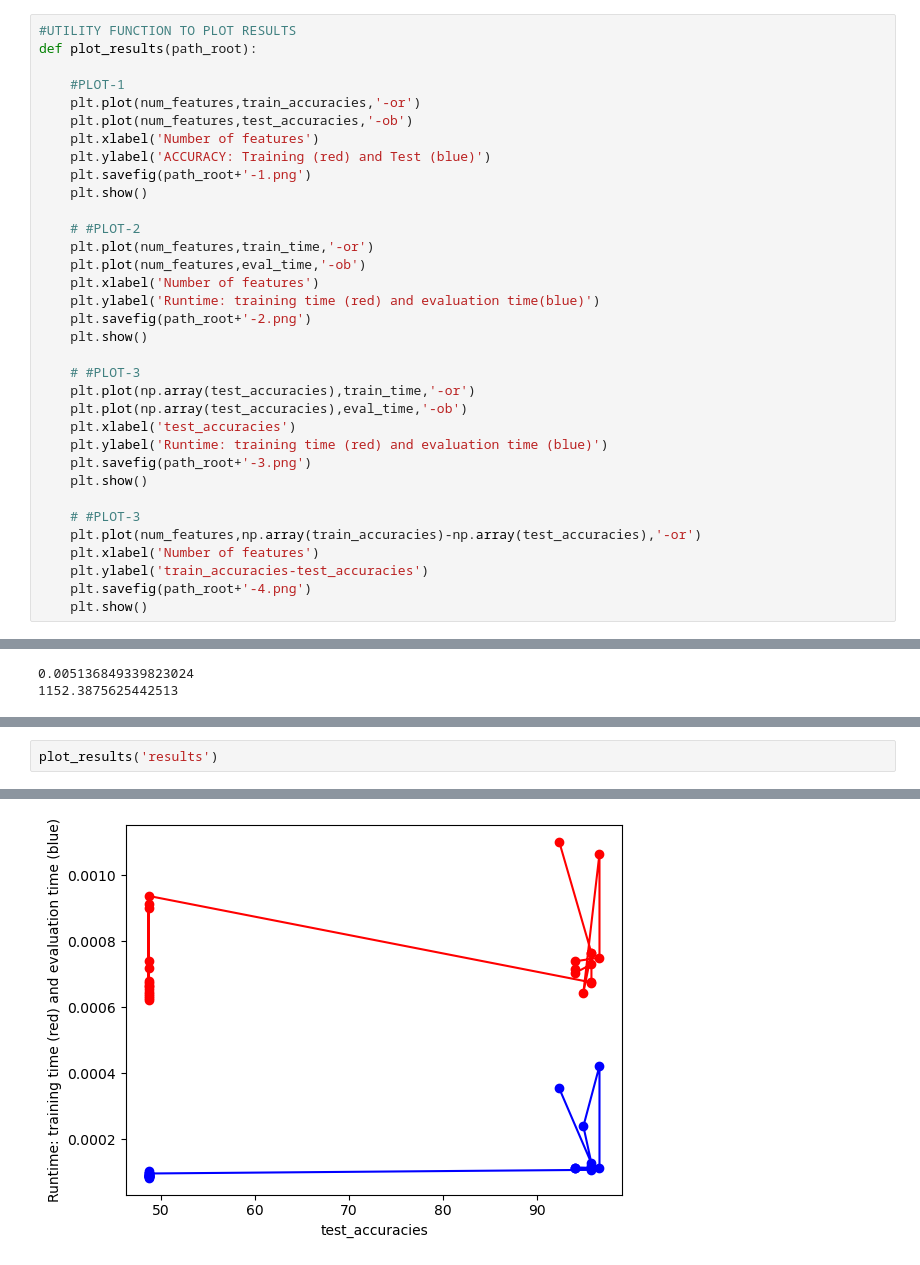
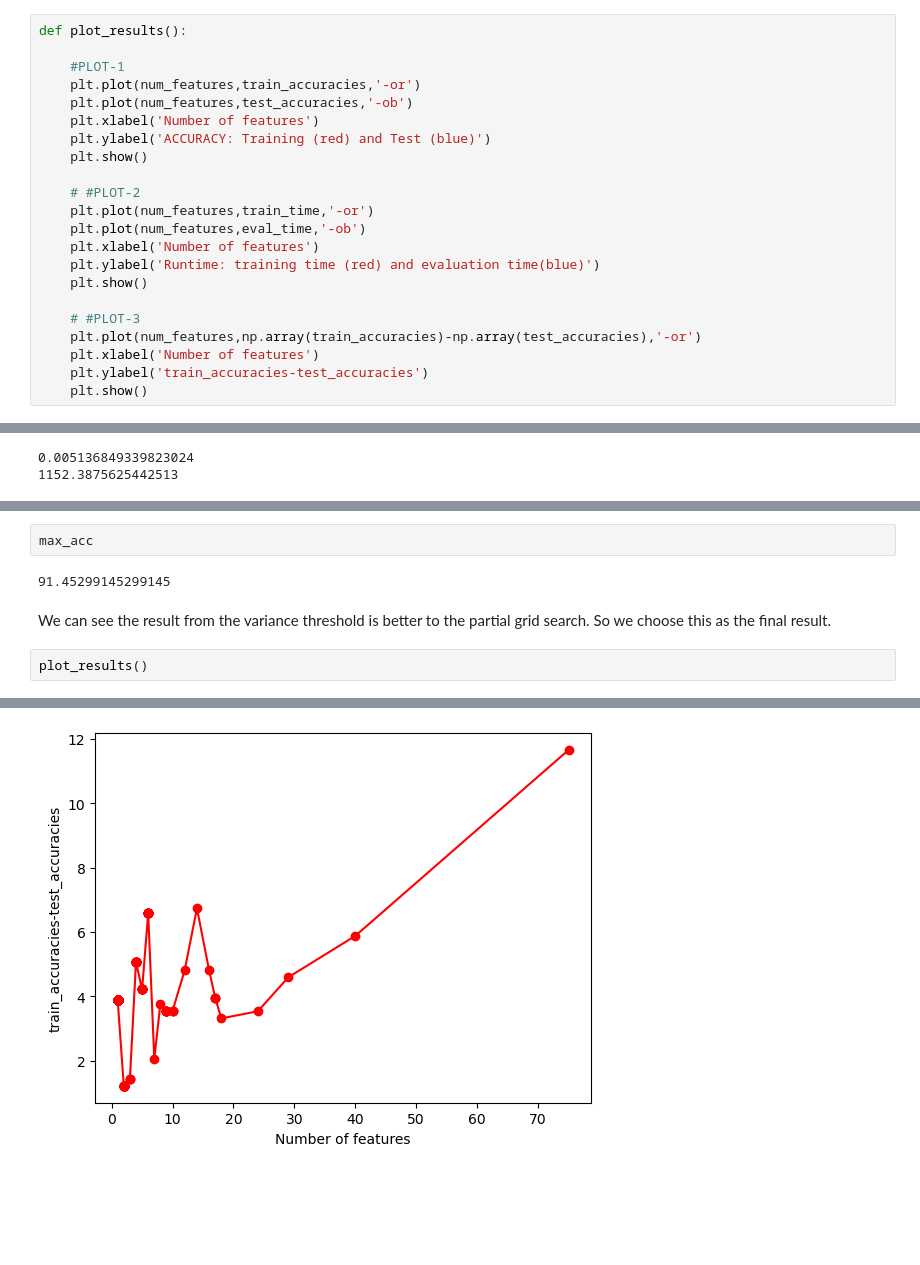
Before and after one commit to anly501/dsan-5000-project-Ale045, a Jupyter notebook: project_website/nb_text.ipynb, the cells around one changed output, grey strips where cells are left out. Drawn from its saved outputs; the diff is of its cells as text; blank space fills up the shorter version.

```diff
--- a/project_website/nb_text.ipynb
+++ b/project_website/nb_text.ipynb
@@ -207,13 +204,11 @@ partial_grid_search(num_runs=20, min_index=1000, max_index=5500)
 # %%
-#UTILITY FUNCTION TO PLOT RESULTS
-def plot_results(path_root):
+def plot_results():
 
     #PLOT-1
     plt.plot(num_features,train_accuracies,'-or')
     plt.plot(num_features,test_accuracies,'-ob')
     plt.xlabel('Number of features')
     plt.ylabel('ACCURACY: Training (red) and Test (blue)')
-    plt.savefig(path_root+'-1.png')
     plt.show()
 
     # #PLOT-2
@@ -221,21 +216,11 @@ def plot_results(path_root):
     plt.plot(num_features,eval_time,'-ob')
     plt.xlabel('Number of features')
     plt.ylabel('Runtime: training time (red) and evaluation time(blue)')
-    plt.savefig(path_root+'-2.png')
-    plt.show()
-
-    # #PLOT-3
-    plt.plot(np.array(test_accuracies),train_time,'-or')
-    plt.plot(np.array(test_accuracies),eval_time,'-ob')
-    plt.xlabel('test_accuracies')
-    plt.ylabel('Runtime: training time (red) and evaluation time (blue)')
-    plt.savefig(path_root+'-3.png')
     plt.show()
 
     # #PLOT-3
     plt.plot(num_features,np.array(train_accuracies)-np.array(test_accuracies),'-or')
     plt.xlabel('Number of features')
     plt.ylabel('train_accuracies-test_accuracies')
-    plt.savefig(path_root+'-4.png')
     plt.show()
 # %%
@@ -304,3 +295,9 @@ THRESHOLD = 1072.9129124963263 1
+# %%
+max_acc
+# %% [output]
+91.45299145299145
+# %% [markdown]
+We can see the result from the variance threshold is better to the partial grid search. So we choose this as the final result.
 # %%
-plot_results('results')
+plot_results()
 # %% [output]
@@ -309 +306 @@ plot_results('results')
-[figure, old version]
+[figure, new version]
```
Also changed, not shown: parts of 31 cells of this notebook, 32 other files.
